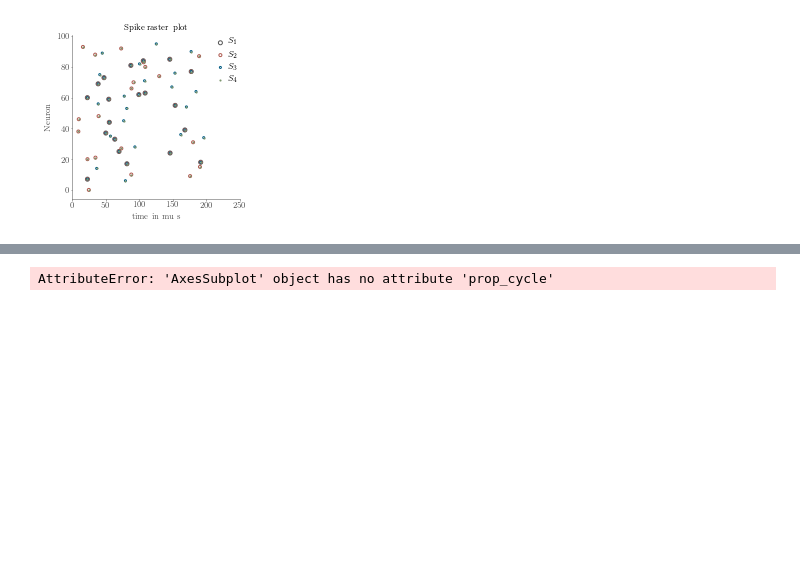
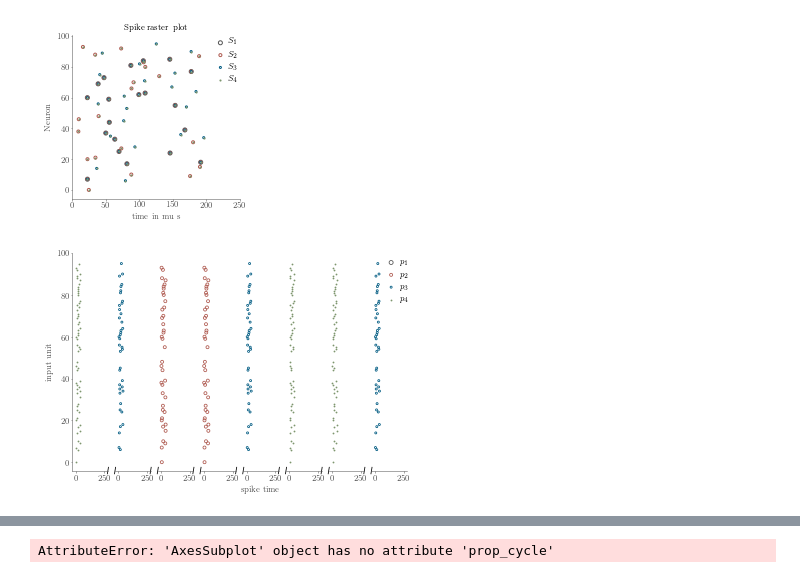
Before and after one commit to simeka/masterthesis, a Jupyter notebook: figures/SuperSpikeXorTask.ipynb, the cells around one changed output, grey strips where cells are left out. Cells and saved outputs as stored; diff of their text form; code cells hidden in the pictures; blank space fills up the shorter version.

```diff
--- a/figures/SuperSpikeXorTask.ipynb
+++ b/figures/SuperSpikeXorTask.ipynb
@@ -105,3 +105,60 @@ plt.ylabel('Neuron')
 save_plot(fig, "superspiketask", (3,3))
 # %% [output]
 [figure]
+# %%
+pop_xor = np.loadtxt("pop_xor.data")
+pop_xor[:, 1] /= 250  # use times up to 200µs instead of 10ms
+pop_xor[:, 0] -= 1  # start at zero until 95
+pop_xor_spiketrains = {0: (pop_xor[:20], 0),
+                       1: (pop_xor[20:60], 1),
+                       2: (pop_xor[60:100], 1),
+                       3: (pop_xor[100:160], 0)}
+
+colors = ["#555555", "#AF5A50", "#005B82", "#7D966E", "#D7AA50"]
+target = [0, 1, 1, 0]
+
+s = [(r) ** 2 for r in np.arange(1, 5, 1)]
+s = s[::-1]
+lw = 0.8
+
+batchsize = 8
+dt = 250
+fig, axes = plt.subplots(1, batchsize)
+batch = np.random.randint(0, 4, size=batchsize)
+for i, p in enumerate(batch):
+    ax = axes[i]
+    (spiketrain, c) = pop_xor_spiketrains[p]
+    if p != 3:
+        ax.scatter(spiketrain[:, 1] * 1e6 + 250*i, spiketrain[:, 0], s=s[p], lw=lw, facecolors='none',
+                    edgecolors=colors[p])
+    else:
+        ax.scatter(spiketrain[:, 1] * 1e6 + 250*i, spiketrain[:, 0], s=s[p], lw=lw, color=colors[p])
+
+    # cut x axis
+    ax.set_xlim(i*dt - 30, (i+1)*dt+30)
+    if i != 0:
+        ax.spines['left'].set_visible(False) # hide the spines
+
+    d = .015  # how big to make the diagonal lines in axes coordinates
+    if i != (batchsize-1):
+        kwargs = dict(transform=ax.transAxes, color='k', clip_on=False)
+        ax.plot((1 - d, 1 + d), (-d, +d), **kwargs)  # top-right diagonal
+    if i!= 0:
+        kwargs.update(transform=ax.transAxes)
+        ax.plot((-d, +d), (- d,  + d), **kwargs)
+    if i!=0:
+        ax.yaxis.set_ticks([])
+    ax.set_ylim(-4,100)
+    ax.xaxis.set_ticklabels([250, 0]*8)
+    ax.xaxis.tick_bottom()
+#axes[0].yaxis.set_ticks([])
+#axes[0].yaxis.tick_left()
+fig.legend(*legend_handles_labels, loc='upper right', bbox_to_anchor=(.86, .85))
+# plt.legend(["$S_{%s}$, $\mathrm{class}=%s" % (i, target[i-1]) for i in range(1, 5)], loc='upper right', bbox_to_anchor=(1, 0.75))
+#plt.xlim(-30, 250*batchsize)
+#plt.title('XOR Input  raster plot')
+axes[4].set_xlabel('spike time ')
+axes[0].set_ylabel('input unit')
+save_plot(fig, "superspiketaskconsecutive", (6, 3))
+# %% [output]
+[figure, added]
```
Also changed, not shown: parts of 2 cells of this notebook, 12 other files.
